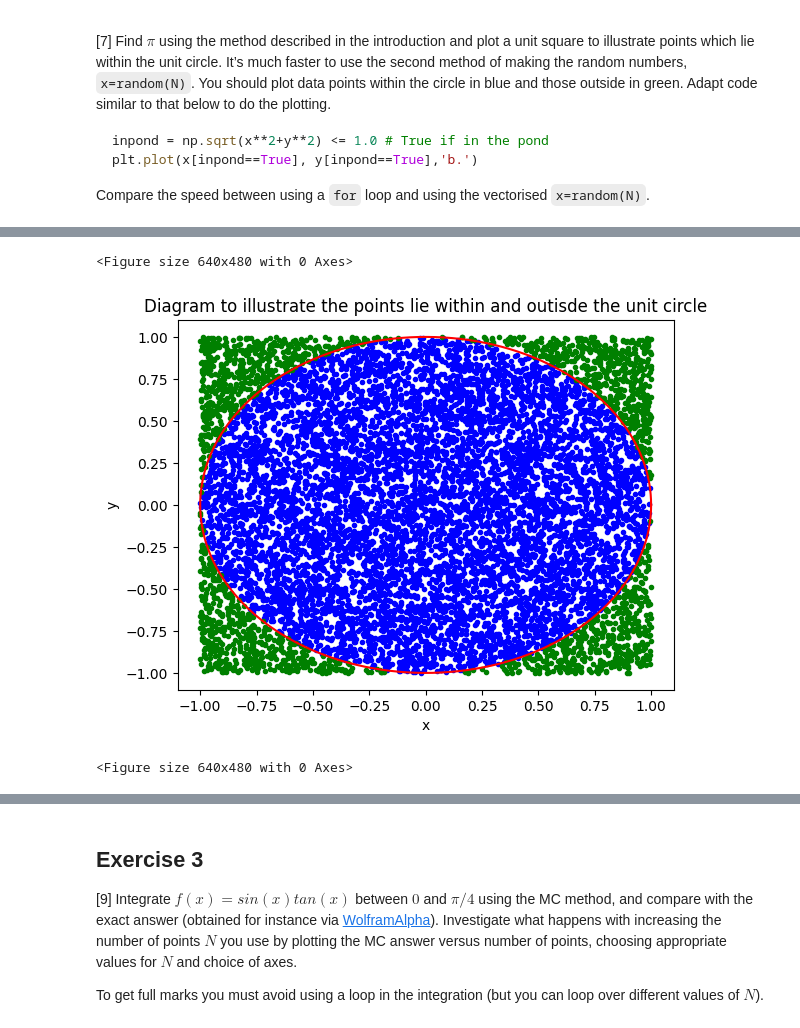
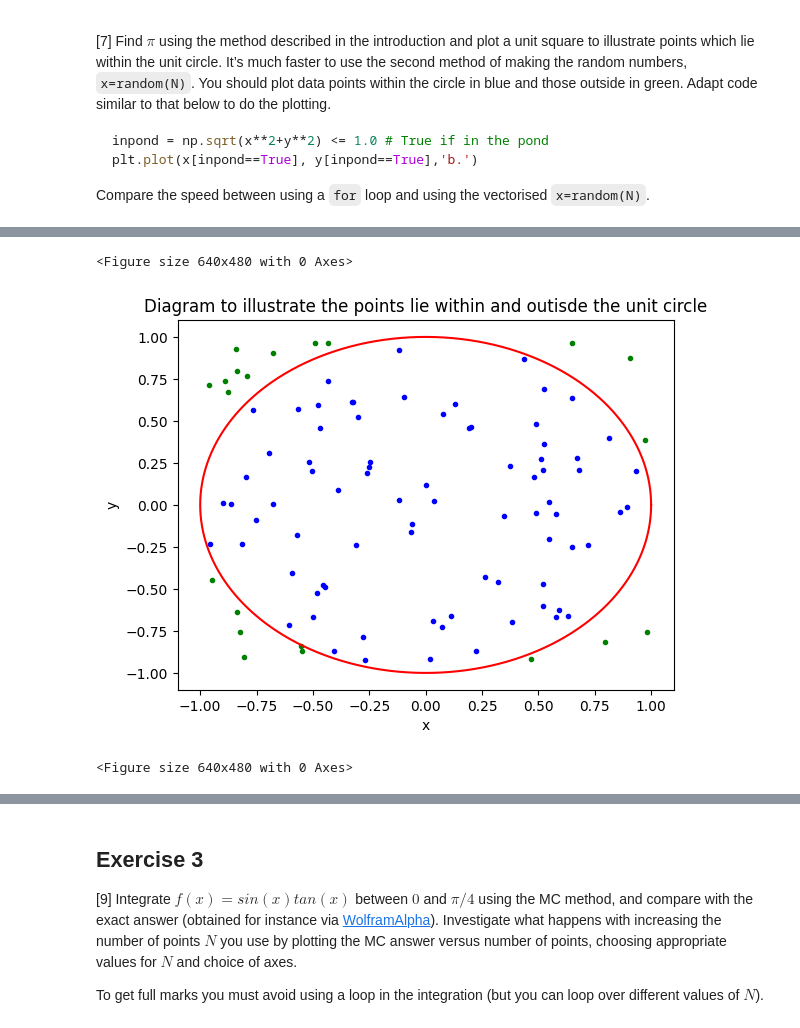
Before and after one commit to PX2145-2025/week-6-b-Anest-Cunliffe, a Jupyter notebook: Monte_Carlo.ipynb, the cells around one changed output, grey strips where cells are left out. Saved outputs shown, nothing was run; the diff lists cells and outputs as text; code cells hidden in the pictures.

```diff
--- a/Monte_Carlo.ipynb
+++ b/Monte_Carlo.ipynb
@@ -257,11 +257,12 @@ plt.plot(x[inpond==True], y[inpond==True],'b.')
 # %%
 %%time
 #time for vectorized N
-N1=int(1e4)
+N1=int(100)
+n1=0
 x,y=2*np.random.rand(2,N1)-1 #generating a value for pi using random numbers
 r=np.sqrt(x*x+y*y)
-n=np.sum(r <= 1.0)
-pi_est=(4*n/N1)
+n1=np.sum(r <= 1.0)
+pi_est=(4*n1/N1)
 print('Approximate result for {} points: {}'.format(N1,pi_est)) #printing estimated pi value
 
 
@@ -282,5 +283,5 @@ Wall time: 16.2 ms
 <Figure size 640x480 with 0 Axes>
-[figure, old version]
+[figure, new version]
 <Figure size 640x480 with 0 Axes>
 # %%
 from datetime import datetime
```
Also changed, not shown: parts of 14 cells of this notebook.
